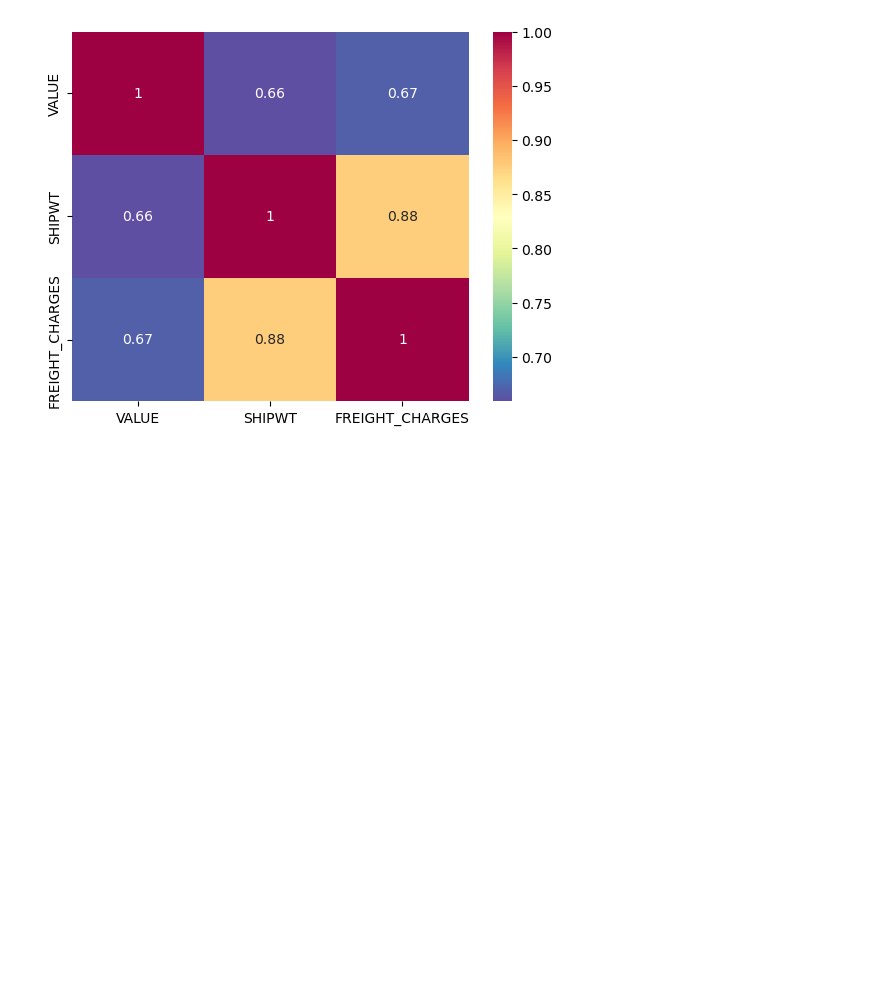
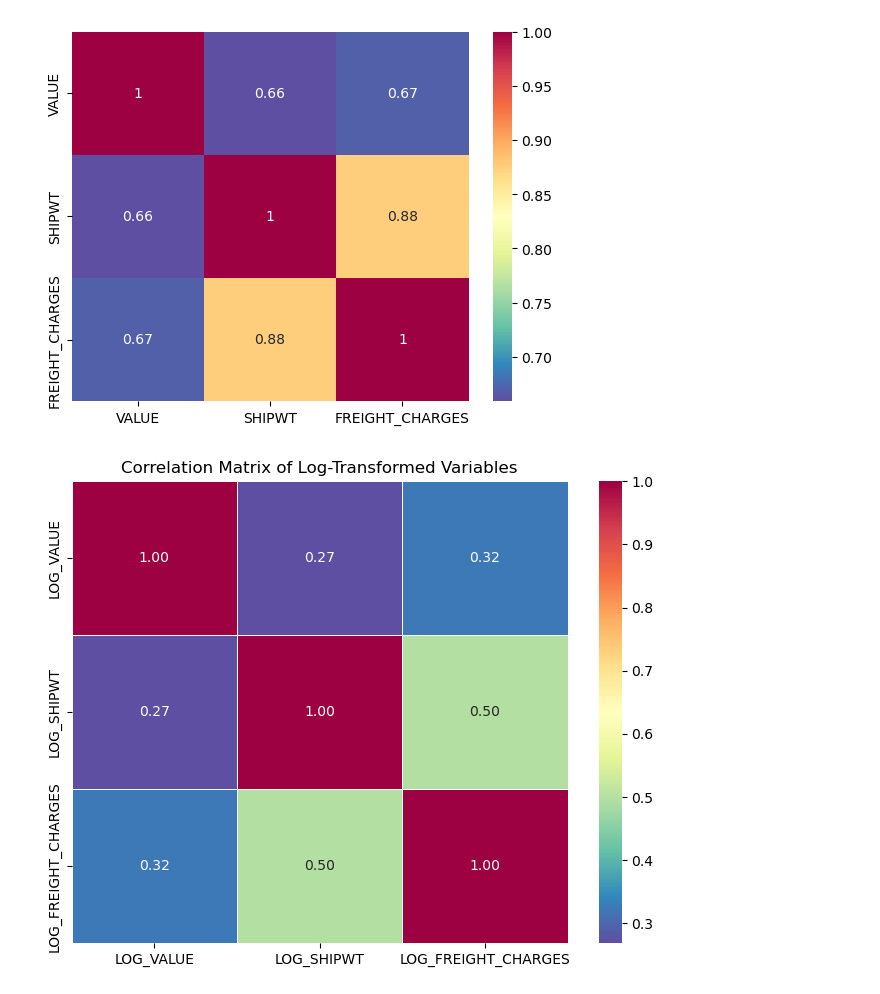
Before and after one commit to MajicWilson/BTS_Transportation_Analysis, a Jupyter notebook: Transborder.ipynb, the cells around one changed output. Drawn from its saved outputs; the diff is of its cells as text; code cells hidden in the pictures; blank space fills up the shorter version.

```diff
--- a/Transborder.ipynb
+++ b/Transborder.ipynb
@@ -761,3 +753,17 @@ correlation
 sns.heatmap(correlation,annot = correlation,cmap = 'Spectral_r');
 # %% [output]
 [figure]
+# %%
+# Select only log-transformed numerical variables
+log_columns = ['LOG_VALUE', 'LOG_SHIPWT', 'LOG_FREIGHT_CHARGES']
+correlation = df1[log_columns].corr()
+
+# Plot heatmap of `correlation`
+plt.figure(figsize=(8, 6))
+sns.heatmap(correlation, annot=True, cmap='Spectral_r', fmt=".2f", linewidths=0.5)
+
+# Show the heatmap
+plt.title("Correlation Matrix of Log-Transformed Variables")
+plt.show()
+# %% [output]
+[figure, added]
```
Also changed, not shown: parts of 42 cells of this notebook.
